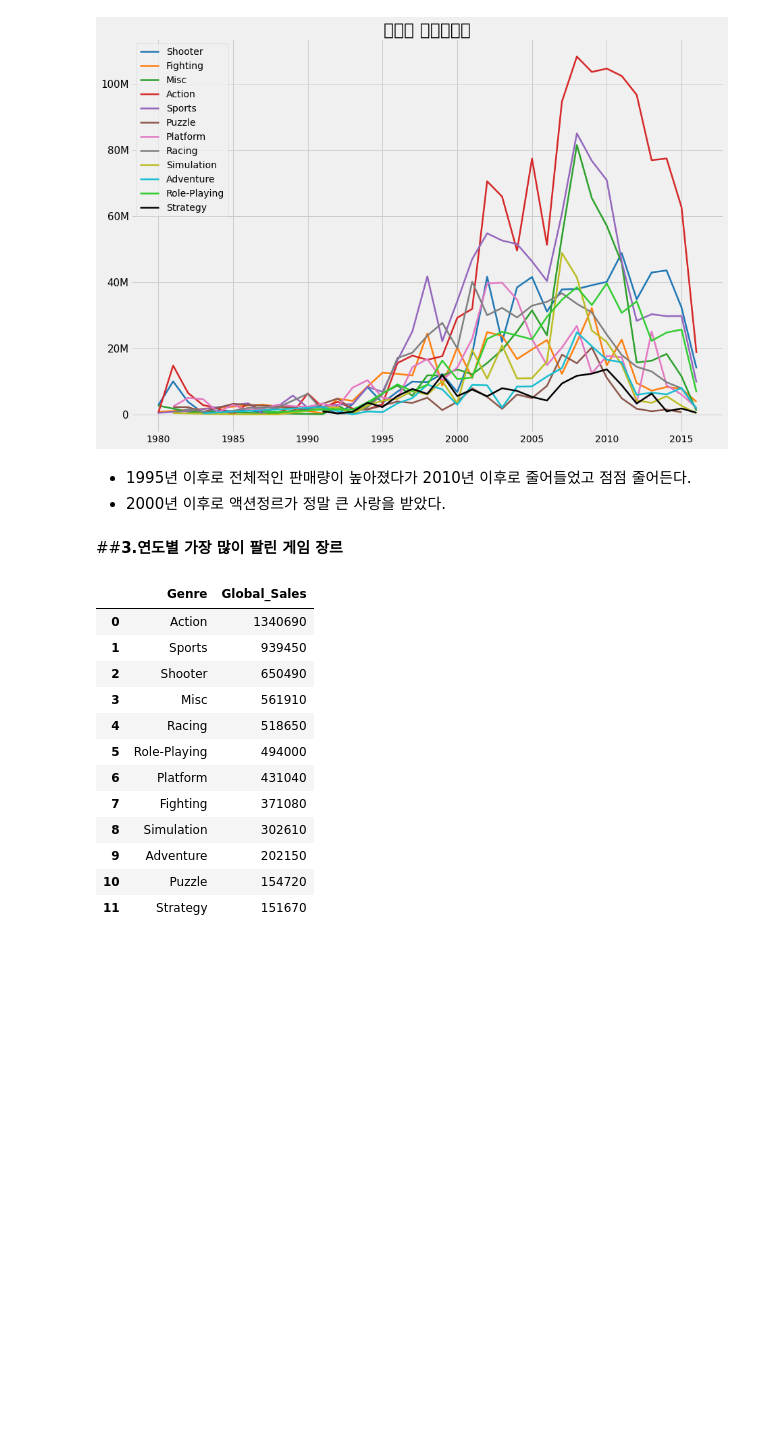
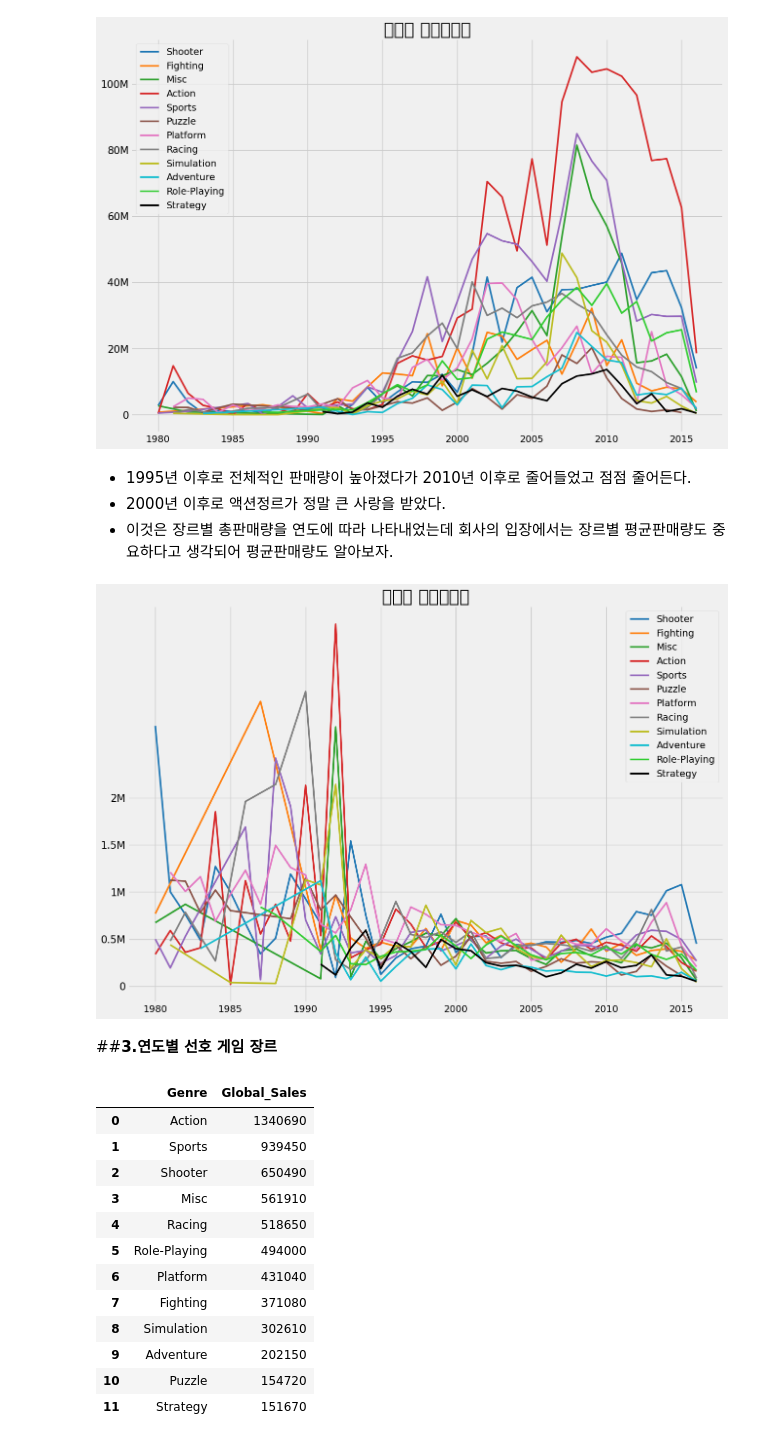
Before and after one commit to sseyonafre/Project, a Jupyter notebook: sprint1/AI_14_고세희_Section1.ipynb, the cells around one changed output. Cells and saved outputs as stored; diff of their text form; code cells hidden in the pictures; blank space fills up the shorter version.

```diff
--- a/sprint1/AI_14_고세희_Section1.ipynb
+++ b/sprint1/AI_14_고세희_Section1.ipynb
@@ -598,6 +560,37 @@ plt.legend();
 
 *   1995년 이후로 전체적인 판매량이 높아졌다가 2010년 이후로 줄어들었고 점점 줄어든다.
 *   2000년 이후로 액션정르가 정말 큰 사랑을 받았다.
+*   이것은 장르별 총판매량을 연도에 따라 나타내었는데 회사의 입장에서는 장르별 평균판매량도 중요하다고 생각되어 평균판매량도 알아보자.
+# %%
+#장르별 평균 판매량을 연도순으로 정렬
+s_y_m= df.groupby(['Genre','Year'],as_index=False)['Global_Sales'].mean()
+
+plt.style.use('fivethirtyeight')
+fig, ax = plt.subplots(figsize=(14,10))
+import matplotlib as mpl
+from cycler import cycler
+mpl.rcParams['axes.prop_cycle'] = cycler('color', ['#1f77b4', '#ff7f0e', '#2ca02c', '#d62728', '#9467bd', '#8c564b', '#e377c2', '#7f7f7f', '#bcbd22', '#17becf'])
+
+ax1= sns.lineplot(x=s_y_m.Year, y= s_y_m.query("Genre=='Shooter'").Global_Sales,linewidth=2.5,label='Shooter',color='#1f77b4')
+ax2 = sns.lineplot(x=s_y_m.Year, y= s_y_m.query("Genre=='Fighting'").Global_Sales,linewidth=2.5,label='Fighting',color='#ff7f0e')
+ax3 = sns.lineplot(x=s_y_m.Year, y= s_y_m.query("Genre=='Misc'").Global_Sales,linewidth=2.5,label='Misc',color='#2ca02c')
+ax4 = sns.lineplot(x=s_y_m.Year, y= s_y_m.query("Genre=='Action'").Global_Sales,linewidth=2.5,label='Action',color='#d62728')
+ax5 = sns.lineplot(x=s_y_m.Year, y= s_y_m.query("Genre=='Sports'").Global_Sales,linewidth=2.5,label='Sports',color='#9467bd')
+ax6 = sns.lineplot(x=s_y_m.Year, y= s_y_m.query("Genre=='Puzzle'").Global_Sales,linewidth=2.5,label='Puzzle',color='#8c564b')
+ax7 = sns.lineplot(x=s_y_m.Year, y= s_y_m.query("Genre=='Platform'").Global_Sales,linewidth=2.5,label='Platform',color='#e377c2')
+ax8 = sns.lineplot(x=s_y_m.Year, y= s_y_m.query("Genre=='Racing'").Global_Sales,linewidth=2.5,label='Racing',color='#7f7f7f')
+ax9 = sns.lineplot(x=s_y_m.Year, y= s_y_m.query("Genre=='Simulation'").Global_Sales,linewidth=2.5,label='Simulation',color='#bcbd22')
+ax10 = sns.lineplot(x=s_y_m.Year, y= s_y_m.query("Genre=='Adventure'").Global_Sales,linewidth=2.5,label='Adventure',color='#17becf')
+ax11 = sns.lineplot(x=s_y_m.Year, y= s_y_m.query("Genre=='Role-Playing'").Global_Sales,linewidth=2.5,label='Role-Playing',color='limegreen')
+ax12 = sns.lineplot(x=s_y_m.Year, y= s_y_m.query("Genre=='Strategy'").Global_Sales,linewidth=2.5,label='Strategy',color='k')
+ax.set_yticks([ 0,500,1000, 1500,2000])
+ax.set_yticklabels(labels=['0','0.5M','1M','1.5M','2M'], fontsize=15)
+plt.title('장르별 평균판매량변화',fontsize=25, fontweight='semibold')
+
+ax.set(xlabel=None , ylabel=None)
+plt.legend();
+# %% [output]
+[figure, added]
 # %% [markdown]
-##**3.연도별 가장 많이 팔린 게임 장르**
+##**3.연도별 선호 게임 장르**
 # %%
```
Also changed, not shown: parts of 22 cells of this notebook.
